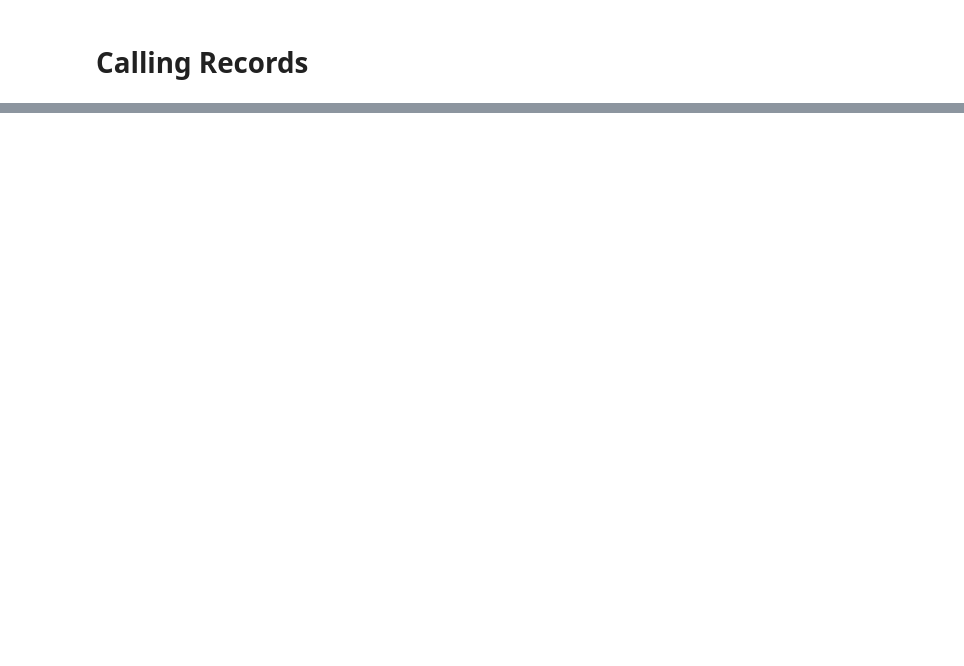
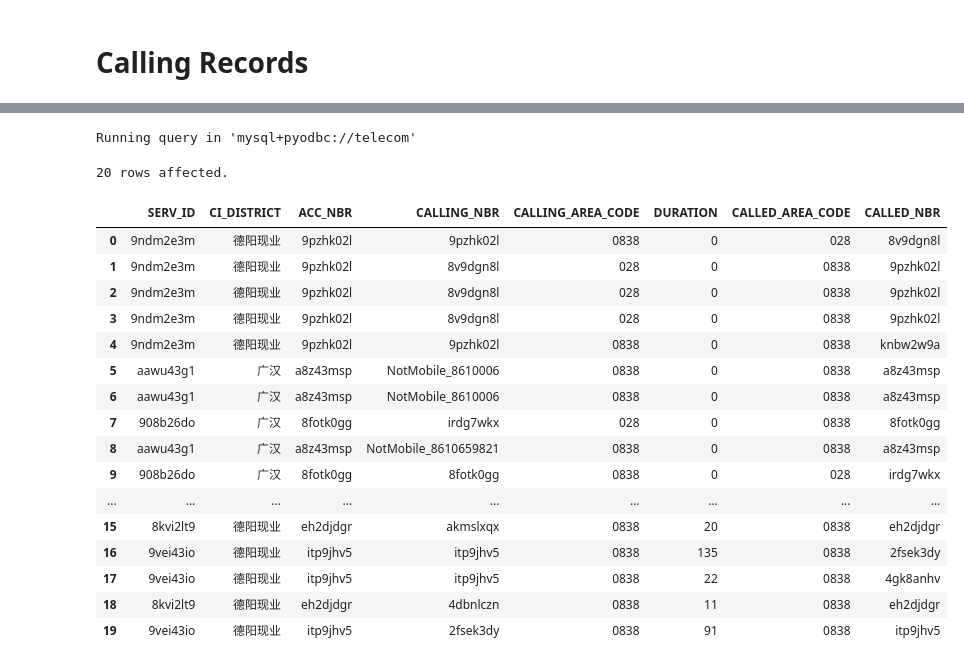
Before and after one commit to githubjacky/telecom, a Jupyter notebook: notebooks/data_info/raw/calling_records.ipynb, the cells around one changed output, grey strips where cells are left out. Cells and saved outputs as stored; diff of their text form; code cells hidden in the pictures; blank space fills up the shorter version.

Commit message:
inspect the cdr in calling_records.ipynb and plot the tower scale of centralness in tower_information.ipynb

```diff
--- a/notebooks/data_info/raw/calling_records.ipynb
+++ b/notebooks/data_info/raw/calling_records.ipynb
@@ -81,0 +504,32 @@ Running query in 'mysql+pyodbc://telecom'
+# %%
+%%sql
+
+SELECT
+    A.SERV_ID, B.CI_DISTRICT, A.ACC_NBR, A.CALLING_NBR, A.CALLING_AREA_CODE, A.DURATION, A.CALLED_AREA_CODE, A.CALLED_NBR
+FROM serv_acct_item_0838_201308 A
+LEFT JOIN tb_asz_cdma_0838_201308 B ON A.SERV_ID=B.SERV_ID AND A.ACC_NBR=B.MSISDN
+WHERE
+    (CALLING_NBR != "NotMobile_%" AND CALLED_NBR != "NotMobile_%")
+    AND
+    (CALLING_AREA_COdE != -1 AND CALLED_AREA_CODE != -1)
+LIMIT 20
+# %% [output]
+Running query in 'mysql+pyodbc://telecom'
+20 rows affected.
+|  | SERV_ID | CI_DISTRICT | ACC_NBR | CALLING_NBR | CALLING_AREA_CODE | DURATION | CALLED_AREA_CODE | CALLED_NBR |
+| 0 | 9ndm2e3m | 德阳现业 | 9pzhk02l | 9pzhk02l | 0838 | 0 | 028 | 8v9dgn8l |
+| 1 | 9ndm2e3m | 德阳现业 | 9pzhk02l | 8v9dgn8l | 028 | 0 | 0838 | 9pzhk02l |
+| 2 | 9ndm2e3m | 德阳现业 | 9pzhk02l | 8v9dgn8l | 028 | 0 | 0838 | 9pzhk02l |
+| 3 | 9ndm2e3m | 德阳现业 | 9pzhk02l | 8v9dgn8l | 028 | 0 | 0838 | 9pzhk02l |
+| 4 | 9ndm2e3m | 德阳现业 | 9pzhk02l | 9pzhk02l | 0838 | 0 | 0838 | knbw2w9a |
+| 5 | aawu43g1 | 广汉 | a8z43msp | NotMobile_8610006 | 0838 | 0 | 0838 | a8z43msp |
+| 6 | aawu43g1 | 广汉 | a8z43msp | NotMobile_8610006 | 0838 | 0 | 0838 | a8z43msp |
+| 7 | 908b26do | 广汉 | 8fotk0gg | irdg7wkx | 028 | 0 | 0838 | 8fotk0gg |
+| 8 | aawu43g1 | 广汉 | a8z43msp | NotMobile_8610659821 | 0838 | 0 | 0838 | a8z43msp |
+| 9 | 908b26do | 广汉 | 8fotk0gg | 8fotk0gg | 0838 | 0 | 028 | irdg7wkx |
+| ... | ... | ... | ... | ... | ... | ... | ... | ... |
+| 15 | 8kvi2lt9 | 德阳现业 | eh2djdgr | akmslxqx | 0838 | 20 | 0838 | eh2djdgr |
+| 16 | 9vei43io | 德阳现业 | itp9jhv5 | itp9jhv5 | 0838 | 135 | 0838 | 2fsek3dy |
+| 17 | 9vei43io | 德阳现业 | itp9jhv5 | itp9jhv5 | 0838 | 22 | 0838 | 4gk8anhv |
+| 18 | 8kvi2lt9 | 德阳现业 | eh2djdgr | 4dbnlczn | 0838 | 11 | 0838 | eh2djdgr |
+| 19 | 9vei43io | 德阳现业 | itp9jhv5 | 2fsek3dy | 0838 | 91 | 0838 | itp9jhv5 |
```
Also changed, not shown: parts of 41 cells of this notebook, 4 other files.
